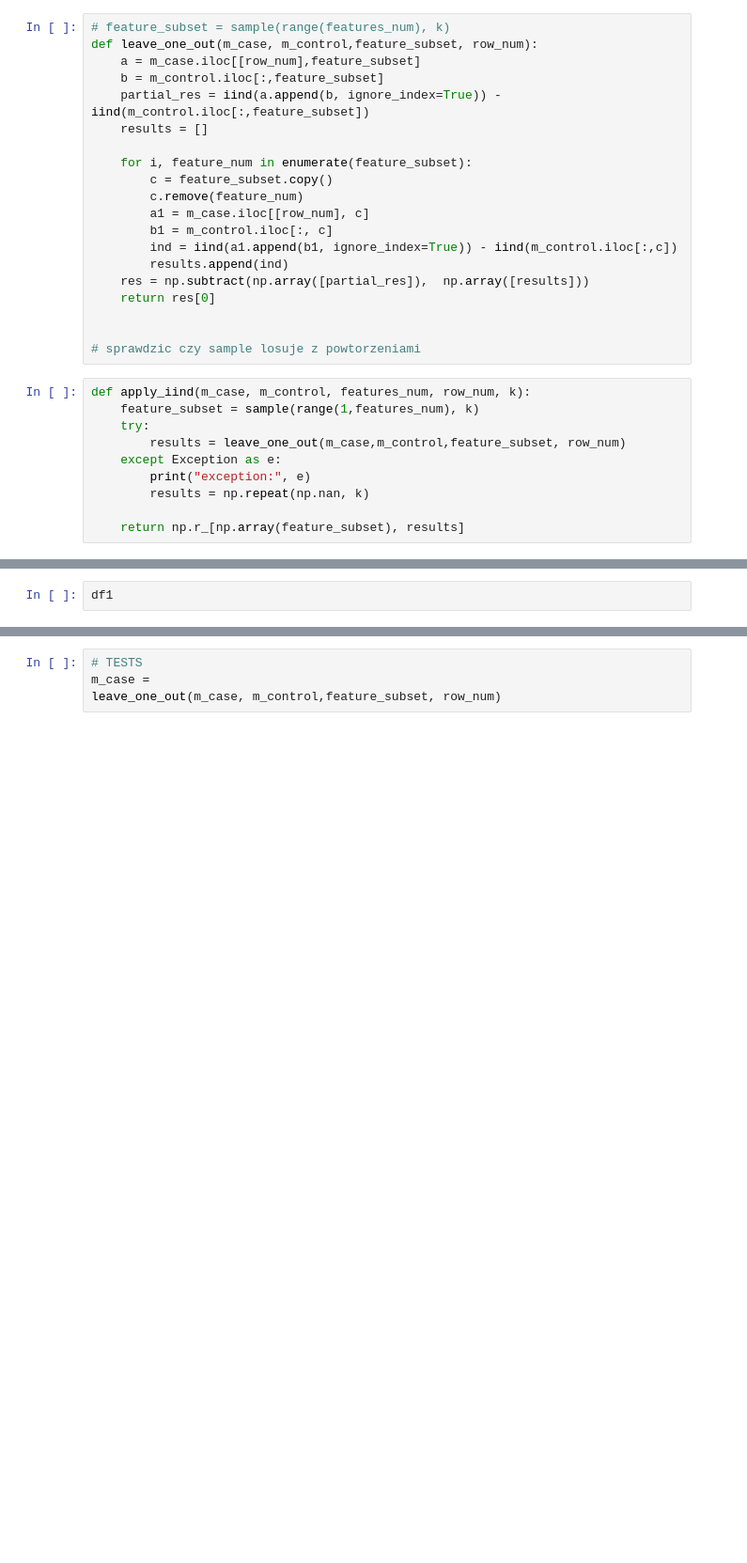
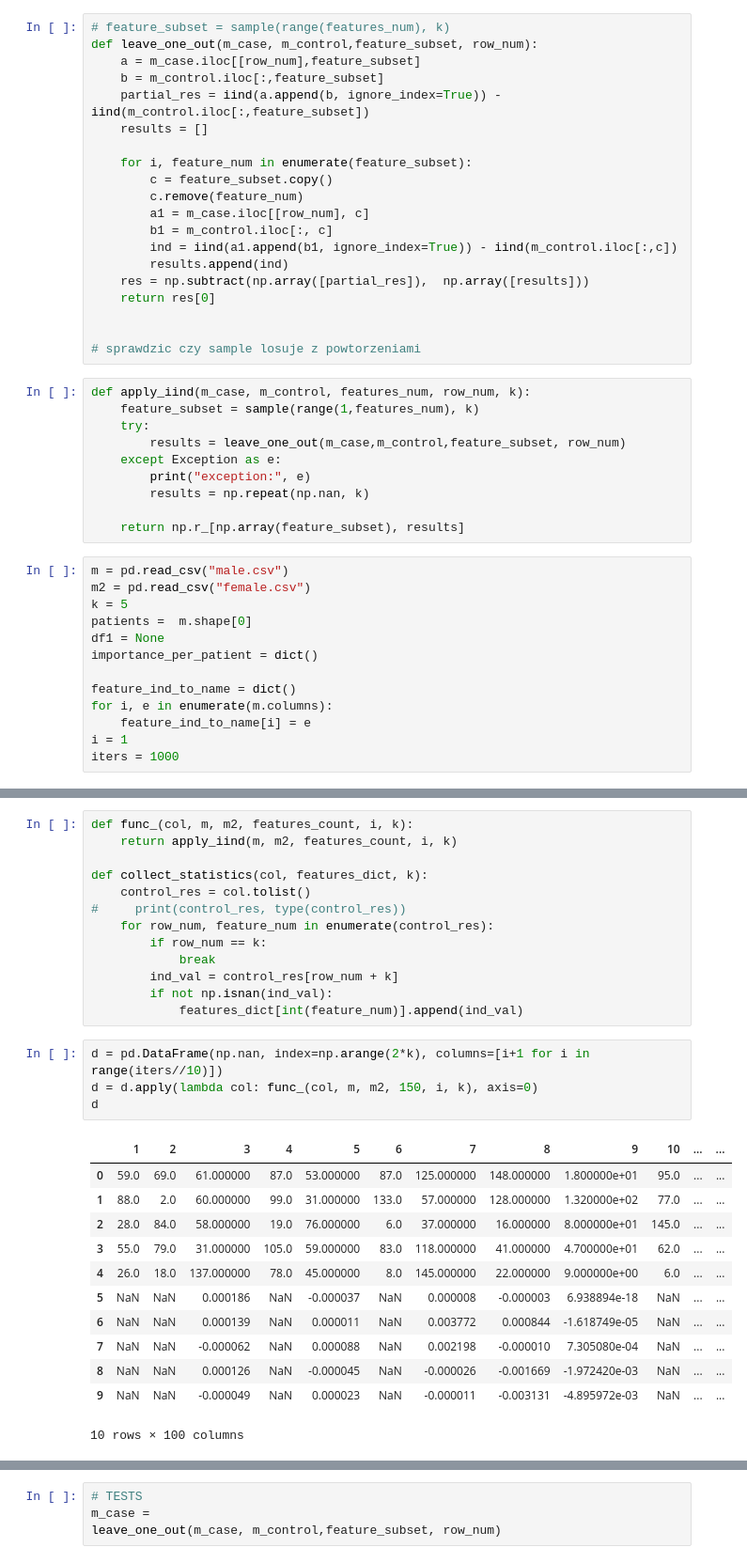
Before and after one commit to pszemkor/FSTool, a Jupyter notebook: PrometheusNotebook/FeatureSelectionNotebook.ipynb, the cells around one changed output, grey strips where cells are left out. Shown at 94% size. Cells and saved outputs as stored; diff of their text form; blank space fills up the shorter version.

```diff
--- a/PrometheusNotebook/FeatureSelectionNotebook.ipynb
+++ b/PrometheusNotebook/FeatureSelectionNotebook.ipynb
@@ -346,4 +346,17 @@ def apply_iind(m_case, m_control, features_num, row_num, k):
         results = np.repeat(np.nan, k)
 
     return np.r_[np.array(feature_subset), results]
+# %%
+m = pd.read_csv("male.csv")
+m2 = pd.read_csv("female.csv")
+k = 5
+patients =  m.shape[0]
+df1 = None
+importance_per_patient = dict()
+
+feature_ind_to_name = dict()
+for i, e in enumerate(m.columns):
+    feature_ind_to_name[i] = e
+i = 1
+iters = 1000
 # %%
@@ -395,2 +377,30 @@ exception: Sum of matrix is equal to 0
-# %%
-df1
+# %%
+def func_(col, m, m2, features_count, i, k):
+    return apply_iind(m, m2, features_count, i, k)
+
+def collect_statistics(col, features_dict, k):
+    control_res = col.tolist()
+#     print(control_res, type(control_res))
+    for row_num, feature_num in enumerate(control_res):
+        if row_num == k:
+            break
+        ind_val = control_res[row_num + k]
+        if not np.isnan(ind_val):
+            features_dict[int(feature_num)].append(ind_val)
+# %%
+d = pd.DataFrame(np.nan, index=np.arange(2*k), columns=[i+1 for i in range(iters//10)])
+d = d.apply(lambda col: func_(col, m, m2, 150, i, k), axis=0)
+d
+# %% [output]
+|  | 1 | 2 | 3 | 4 | 5 | 6 | 7 | 8 | 9 | 10 | ... | ... |
+| 0 | 59.0 | 69.0 | 61.000000 | 87.0 | 53.000000 | 87.0 | 125.000000 | 148.000000 | 1.800000e+01 | 95.0 | ... | ... |
+| 1 | 88.0 | 2.0 | 60.000000 | 99.0 | 31.000000 | 133.0 | 57.000000 | 128.000000 | 1.320000e+02 | 77.0 | ... | ... |
+| 2 | 28.0 | 84.0 | 58.000000 | 19.0 | 76.000000 | 6.0 | 37.000000 | 16.000000 | 8.000000e+01 | 145.0 | ... | ... |
+| 3 | 55.0 | 79.0 | 31.000000 | 105.0 | 59.000000 | 83.0 | 118.000000 | 41.000000 | 4.700000e+01 | 62.0 | ... | ... |
+| 4 | 26.0 | 18.0 | 137.000000 | 78.0 | 45.000000 | 8.0 | 145.000000 | 22.000000 | 9.000000e+00 | 6.0 | ... | ... |
+| 5 | NaN | NaN | 0.000186 | NaN | -0.000037 | NaN | 0.000008 | -0.000003 | 6.938894e-18 | NaN | ... | ... |
+| 6 | NaN | NaN | 0.000139 | NaN | 0.000011 | NaN | 0.003772 | 0.000844 | -1.618749e-05 | NaN | ... | ... |
+| 7 | NaN | NaN | -0.000062 | NaN | 0.000088 | NaN | 0.002198 | -0.000010 | 7.305080e-04 | NaN | ... | ... |
+| 8 | NaN | NaN | 0.000126 | NaN | -0.000045 | NaN | -0.000026 | -0.001669 | -1.972420e-03 | NaN | ... | ... |
+| 9 | NaN | NaN | -0.000049 | NaN | 0.000023 | NaN | -0.000011 | -0.003131 | -4.895972e-03 | NaN | ... | ... |
+10 rows × 100 columns
```
Also changed, not shown: parts of 3 cells of this notebook.
